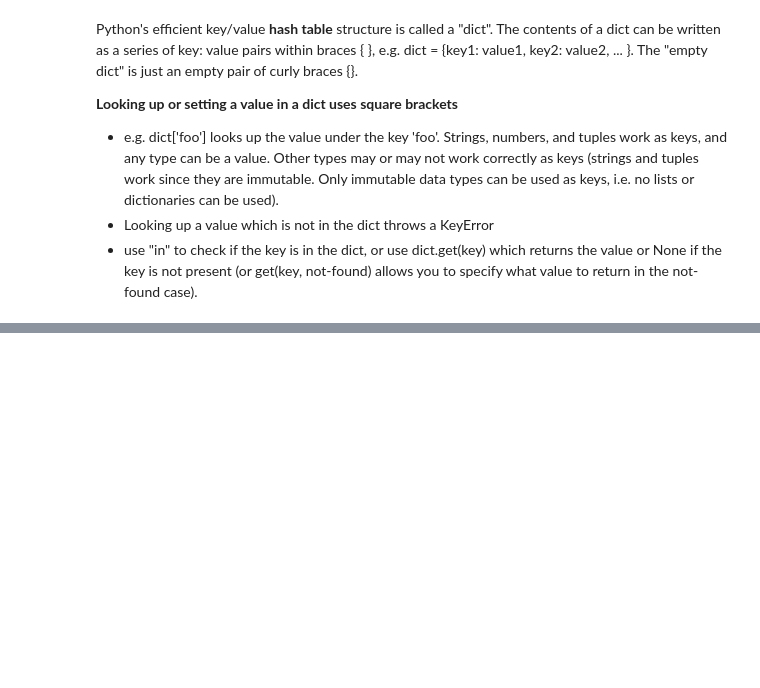
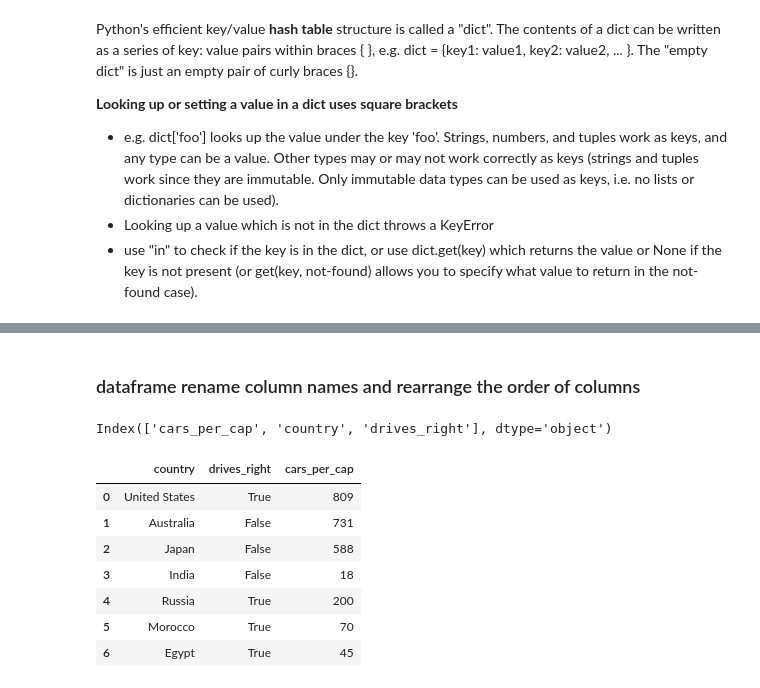
Before and after one commit to yueying-teng/RF, a Jupyter notebook: Data slicing & Dict.ipynb, the cells around one changed output, grey strips where cells are left out. Cells and saved outputs as stored; diff of their text form; code cells hidden in the pictures; blank space fills up the shorter version.

```diff
--- a/Data slicing & Dict.ipynb
+++ b/Data slicing & Dict.ipynb
@@ -1110,0 +1172,14 @@ Python's efficient key/value **hash table** structure is called a "dict". The co
+# %%
+# creation of a relativley more complex dictionary
+# keys for the following values are 'country', 'drives_right' and 'cars_per_cap'
+
+names = ['United States', 'Australia', 'Japan', 'India', 'Russia', 'Morocco', 'Egypt']
+dr =  [True, False, False, False, True, True, True]
+cpc = [809, 731, 588, 18, 200, 70, 45]
+
+cars = {'country': names, 'drives_right': dr, 'cars_per_cap': cpc}
+print (cars)
+
+# and convert this dictionary to pandas dataframe using pd.DataFrame
+cars = pd.DataFrame(cars)
+print(cars)
@@ -1110,0 +1196,18 @@ Python's efficient key/value **hash table** structure is called a "dict". The co
+# %% [markdown]
+### dataframe rename column names and rearrange the order of columns
+# %%
+# reorder columns
+print (cars.columns)
+cars_reorder = cars[['country', 'drives_right', 'cars_per_cap']]
+
+cars_reorder
+# %% [output]
+Index(['cars_per_cap', 'country', 'drives_right'], dtype='object')
+|  | country | drives_right | cars_per_cap |
+| 0 | United States | True | 809 |
+| 1 | Australia | False | 731 |
+| 2 | Japan | False | 588 |
+| 3 | India | False | 18 |
+| 4 | Russia | True | 200 |
+| 5 | Morocco | True | 70 |
+| 6 | Egypt | True | 45 |
```
Also changed, not shown: parts of 38 cells of this notebook.
